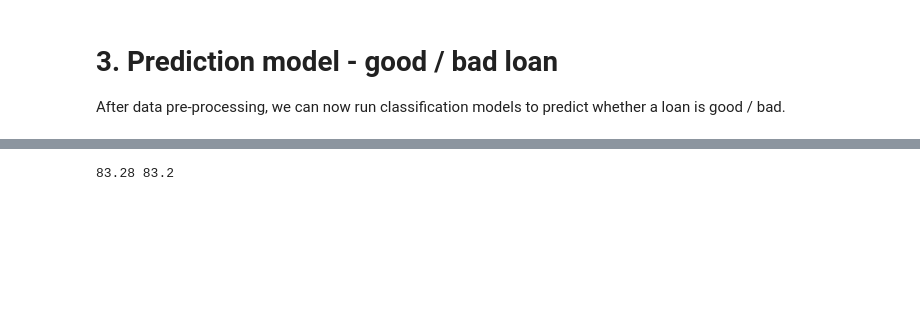
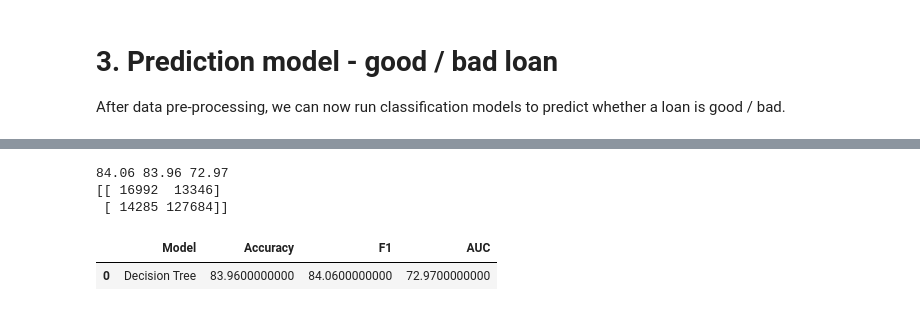
Before and after one commit to chihongtao91/loan_prediction, a Jupyter notebook: data_exploration.ipynb, the cells around one changed output, grey strips where cells are left out. Saved outputs shown, nothing was run; the diff lists cells and outputs as text; code cells hidden in the pictures; blank space fills up the shorter version.

```diff
--- a/data_exploration.ipynb
+++ b/data_exploration.ipynb
@@ -1157,7 +1141,14 @@ def remove_outlier(col, df):
     df = df[np.abs(df[col]-df[col].mean()) <= (3*df[col].std())]
     return df
 
-cols = ['loan_to_income_ratio','dti','out_prncp','total_il_high_credit_limit',]
+cols = ['loan_to_income_ratio','dti','out_prncp','total_il_high_credit_limit','total_rec_late_fee',\
+        'tot_coll_amt','total_rev_hi_lim','delinq_amnt']#,\
+       'delinq_2yrs','open_acc','num_actv_bc_tl','num_actv_rev_tl','num_tl_120dpd_2m',\
+#         'num_tl_30dpd','num_tl_90g_dpd_24m','pct_tl_nvr_dlq','pub_rec_bankruptcies','tax_liens','pub_rec',\
+#         'revol_util','collections_12_mths_ex_med','acc_now_delinq',\
+#         'acc_open_past_24mths','bc_util','chargeoff_within_12_mths',\
+#         'mort_acc','num_accts_ever_120_pd']
+
 for col in cols:
     df_train = remove_outlier(col, df_train)
     df_test = remove_outlier(col, df_test)
@@ -1244,13 +1235,21 @@ y_train = y_train.reset_index(drop=True)
 train_len = len(x_train)
 
 x_test.index = np.arange(train_len,len(x_test) + train_len)
-y_test.index = np.arange(train_len,len(x_test) + train_len)
+y_test.index = np.arange(train_len,len(y_test) + train_len)
 
-# Concat traing & test, feed into function, and get back the x_train, x_test by their index
-x_concat = pd.concat([x_train, x_test])
-x_concat = label_one_hot_encode(x_concat)
+# Concat traing & test, feed into function, and get back the x_train, x_test, y_train, y_test by their index
+df_train_concat = pd.merge(x_train, y_train, left_index=True, right_index=True)
+df_test_concat = pd.merge(x_test, y_test, left_index=True, right_index=True)
+df_concat = pd.concat([df_train_concat, df_test_concat])
+
+df_concat = label_one_hot_encode(df_concat)
+
+x_concat = df_concat.drop(columns='loan_condition')
+y_concat = df_concat.loan_condition
 x_train = x_concat.iloc[list(x_train.index)]
 x_test = x_concat.iloc[list(x_test.index)]
+y_train = y_concat.iloc[list(y_train.index)]
+y_test = y_concat.iloc[list(y_test.index)]
 
 print (x_train.shape, y_train.shape)
 print (x_test.shape, y_test.shape)
@@ -1288,13 +1287,19 @@ Length: 170, dtype: int64
 # %%
 # Decision Tree
 dt = DecisionTreeClassifier()
 dt.fit(x_train, y_train)
 y_pred = dt.predict(x_test)
 f1 = round(f1_score(y_test, y_pred, average='weighted')*100, 2)
 acc = round(accuracy_score(y_test, y_pred)*100, 2)
-print (f1, acc)
-model_result = pd.DataFrame(columns=['Model','Accuracy','F1'])
-model_result.append({'Model':'Decision Tree','Accuracy':acc,'F1':f1}, ignore_index=True)
+auc = round(roc_auc_score(y_test, y_pred)*100, 2)
+print (f1, acc, auc)
+print (confusion_matrix(y_test, y_pred))
+model_result = pd.DataFrame(columns=['Model','Accuracy','F1','AUC'])
+model_result.append({'Model':'Decision Tree','Accuracy':acc,'F1':f1,"AUC":auc}, ignore_index=True)
 # %% [output]
-83.28 83.2
+84.06 83.96 72.97
+[[ 16992  13346]
+ [ 14285 127684]]
+|  | Model | Accuracy | F1 | AUC |
+| 0 | Decision Tree | 83.9600000000 | 84.0600000000 | 72.9700000000 |
 # %%
```
Also changed, not shown: parts of 65 cells of this notebook, 1 other file.
